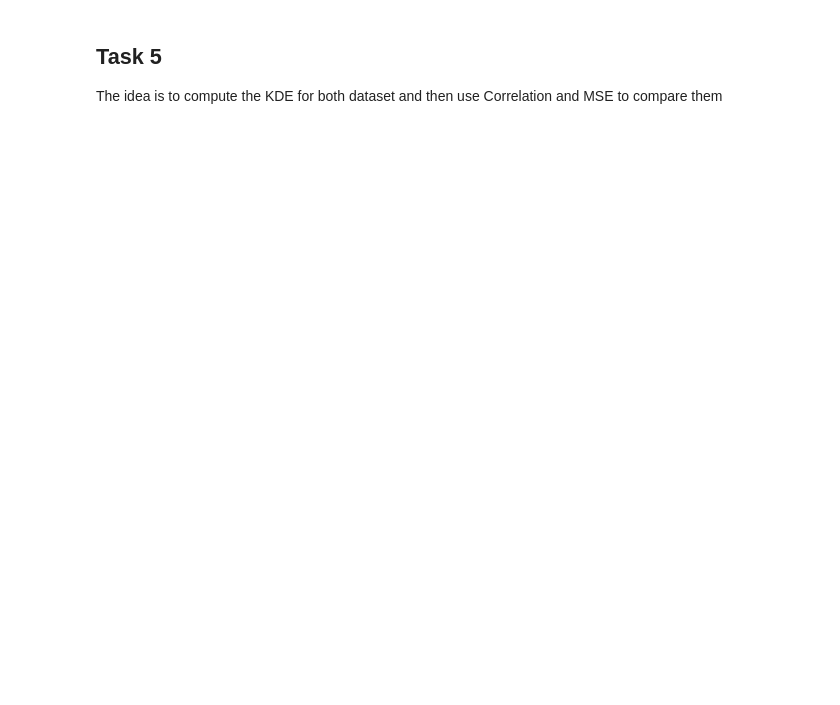
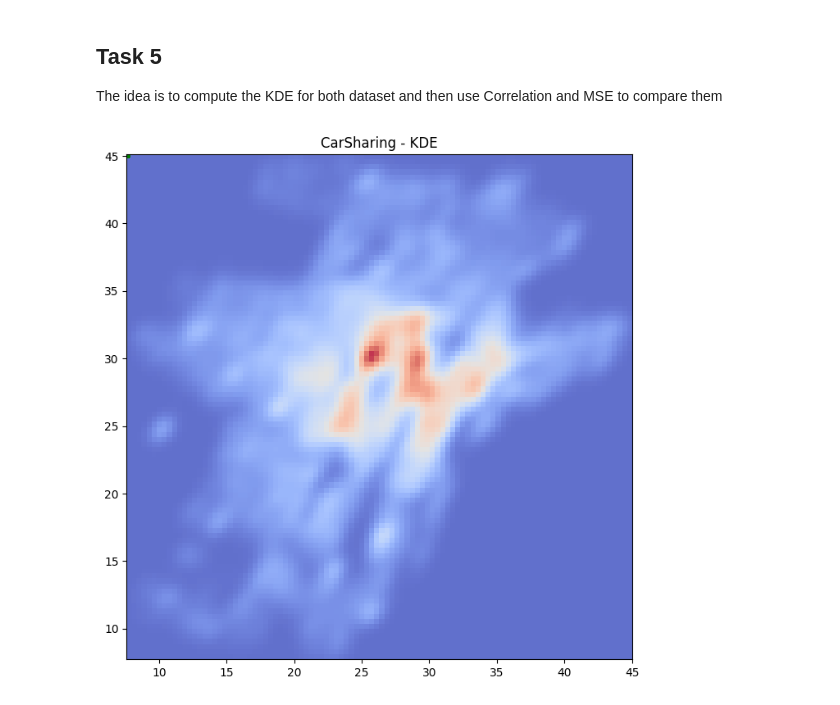
Before and after one commit to Mattiane/ICTforSmartMobilty_project, a Jupyter notebook: Lab2/ICT4SM_lab2-main/lab2.ipynb, the cells around one changed output. Saved outputs shown, nothing was run; the diff lists cells and outputs as text; code cells hidden in the pictures; blank space fills up the shorter version.

```diff
--- a/Lab2/ICT4SM_lab2-main/lab2.ipynb
+++ b/Lab2/ICT4SM_lab2-main/lab2.ipynb
@@ -1142,0 +982,40 @@ print(f"Trip Distribution - Correlation: {distribution_correlation}, MSE: {distr
+# %%
+
+
+# KDE and Quantitative Comparison
+def compare_kde(carsharing_gdf, unipoltech_csv, bounds):
+    # Load UnipolTech Trips
+    unipoltech = pd.read_csv(unipoltech_csv)
+    unipoltech["geometry_origin"] = gpd.points_from_xy(unipoltech["lon_start"], unipoltech["lat_start"])
+    unipoltech["geometry_destination"] = gpd.points_from_xy(unipoltech["lon_stop"], unipoltech["lat_stop"])
+    unipoltech_origins = gpd.GeoDataFrame(unipoltech, geometry="geometry_origin")
+    unipoltech_destinations = gpd.GeoDataFrame(unipoltech, geometry="geometry_destination")
+
+    # Prepare Coordinates
+    carsharing_origins = np.array([[p.x, p.y] for p in carsharing_gdf.geometry])
+    unipoltech_origins_coords = np.array([[p.x, p.y] for p in unipoltech_origins.geometry])
+
+    # KDE and Plotting
+    def estimate_kde(coords, title):
+        kde = gaussian_kde(coords.T, bw_method=0.1)
+        x, y = np.mgrid[bounds[0]:bounds[2]:100j, bounds[1]:bounds[3]:100j]
+        density = kde(np.vstack([x.ravel(), y.ravel()])).reshape(x.shape)
+        fig, ax = plt.subplots(figsize=(10, 8))
+        ax.imshow(np.rot90(density), extent=bounds, cmap="coolwarm", alpha=0.8)
+        ax.scatter(coords[:, 0], coords[:, 1], color="green", s=2, label="Trips")
+        ax.set_title(title)
+        plt.show()
+        return density
+
+    carsharing_density = estimate_kde(carsharing_origins, "CarSharing - KDE")
+    unipoltech_density = estimate_kde(unipoltech_origins_coords, "UnipolTech - KDE")
+
+    # Quantitative Comparison
+    correlation = np.corrcoef(carsharing_density.ravel(), unipoltech_density.ravel())[0, 1]
+    mse = mean_squared_error(carsharing_density.ravel(), unipoltech_density.ravel())
+    print(f"Correlation: {correlation}, MSE: {mse}")
+
+# Call the comparison function
+compare_kde(trips_gdf, "data/Unipoldata/Trips_OD_TO.csv", trips_gdf.total_bounds)
+# %% [output]
+[figure, added]
```
Also changed, not shown: parts of 27 cells of this notebook.
